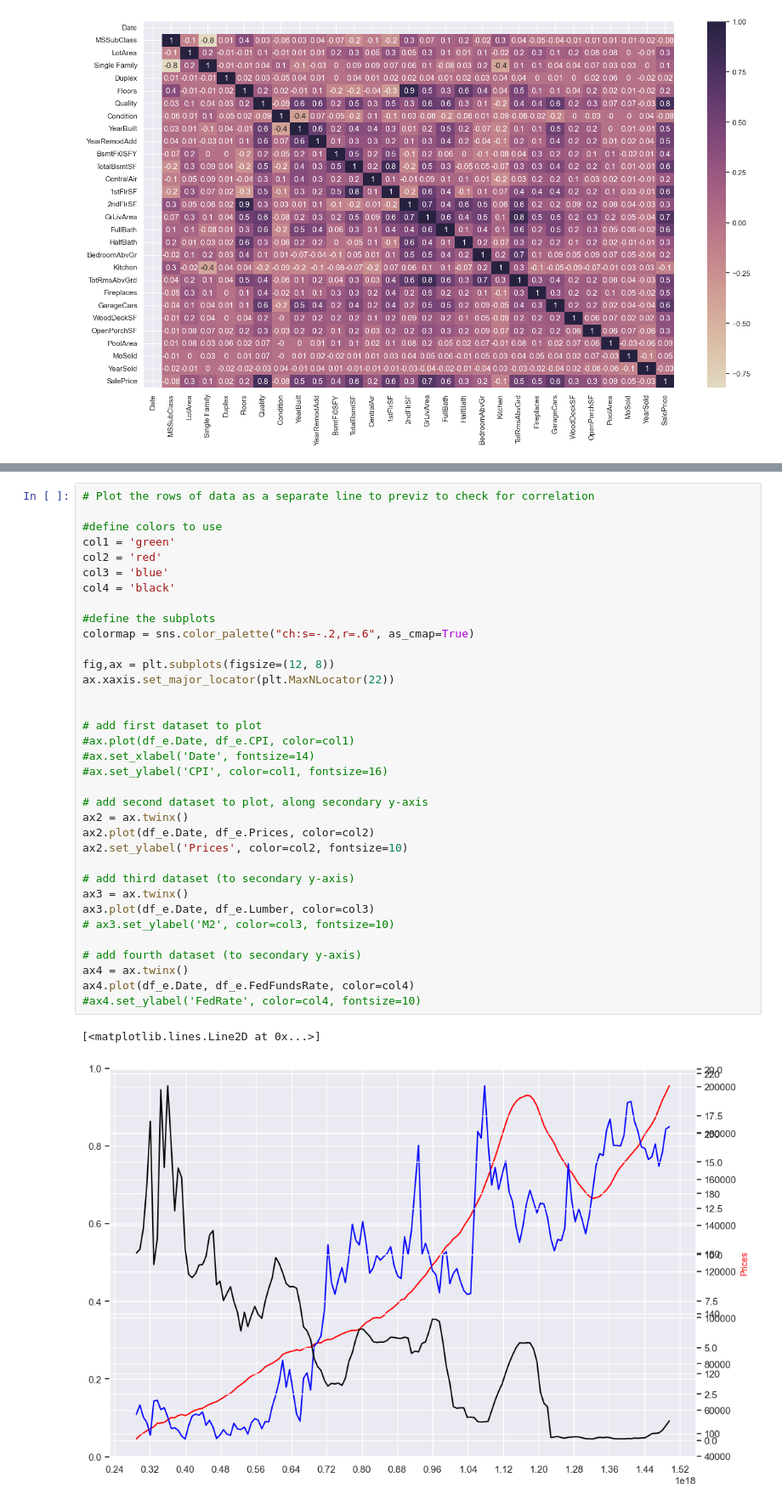
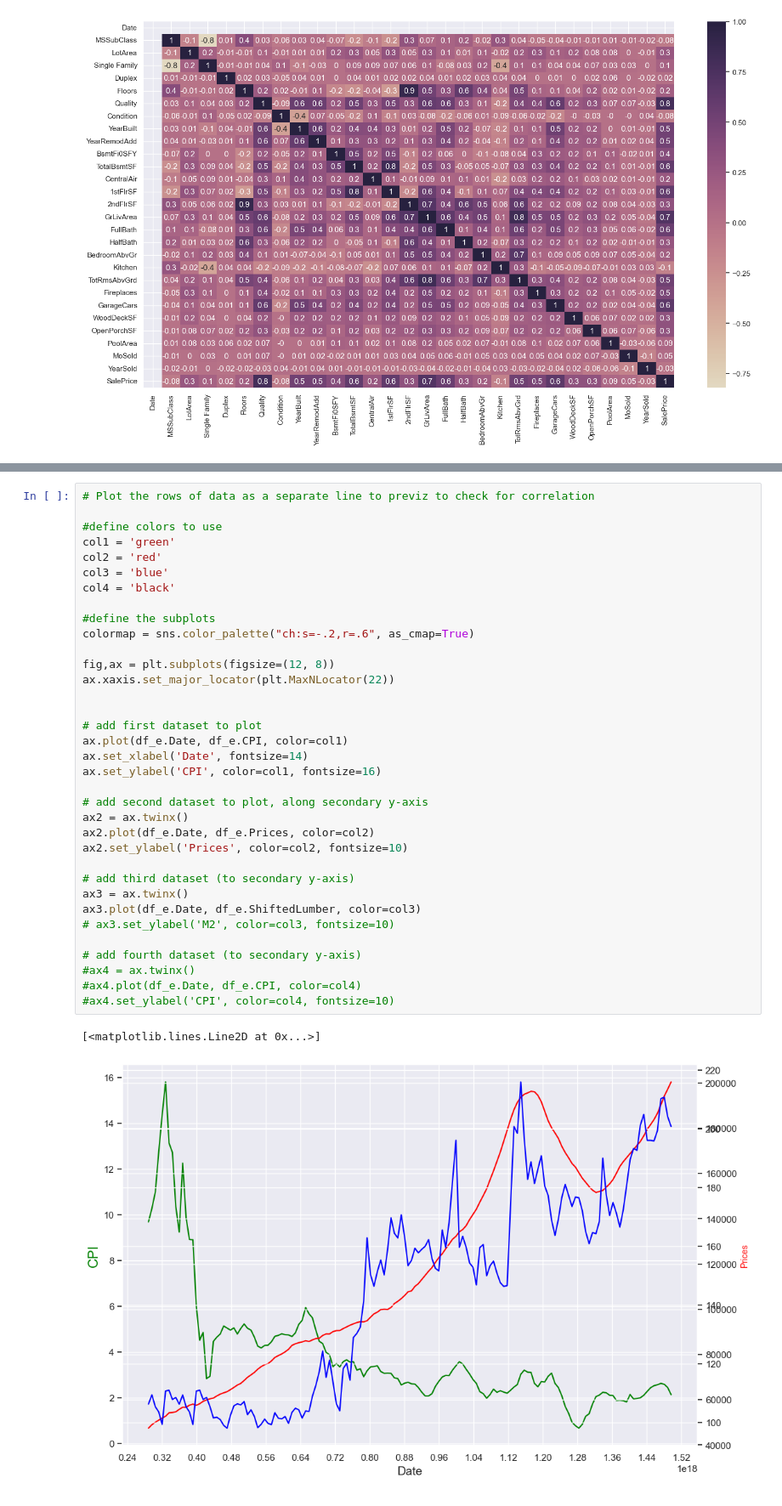
Before and after one commit to sullysbrain/wgu-c964-capstone, a Jupyter notebook: c951-task3.ipynb, the cells around one changed output, grey strips where cells are left out. Shown: that part at 85% size. Drawn from its saved outputs; the diff is of its cells as text.

```diff
--- a/c951-task3.ipynb
+++ b/c951-task3.ipynb
@@ -81,38 +92,38 @@ plt.show()
 # %%
 # Plot the rows of data as a separate line to previz to check for correlation
 
 #define colors to use
 col1 = 'green'
 col2 = 'red'
 col3 = 'blue'
 col4 = 'black'
 
 #define the subplots
 colormap = sns.color_palette("ch:s=-.2,r=.6", as_cmap=True)
 
 fig,ax = plt.subplots(figsize=(12, 8))
 ax.xaxis.set_major_locator(plt.MaxNLocator(22))
 
 
 # add first dataset to plot
-#ax.plot(df_e.Date, df_e.CPI, color=col1)
-#ax.set_xlabel('Date', fontsize=14)
-#ax.set_ylabel('CPI', color=col1, fontsize=16)
+ax.plot(df_e.Date, df_e.CPI, color=col1)
+ax.set_xlabel('Date', fontsize=14)
+ax.set_ylabel('CPI', color=col1, fontsize=16)
 
 # add second dataset to plot, along secondary y-axis
 ax2 = ax.twinx()
 ax2.plot(df_e.Date, df_e.Prices, color=col2)
 ax2.set_ylabel('Prices', color=col2, fontsize=10)
 
 # add third dataset (to secondary y-axis)
 ax3 = ax.twinx()
-ax3.plot(df_e.Date, df_e.Lumber, color=col3)
+ax3.plot(df_e.Date, df_e.ShiftedLumber, color=col3)
 # ax3.set_ylabel('M2', color=col3, fontsize=10)
 
 # add fourth dataset (to secondary y-axis)
-ax4 = ax.twinx()
-ax4.plot(df_e.Date, df_e.FedFundsRate, color=col4)
-#ax4.set_ylabel('FedRate', color=col4, fontsize=10)
+#ax4 = ax.twinx()
+#ax4.plot(df_e.Date, df_e.CPI, color=col4)
+#ax4.set_ylabel('CPI', color=col4, fontsize=10)
 # %% [output]
 [<matplotlib.lines.Line2D at 0x...>]
-[figure, old version]
+[figure, new version]
```
Also changed, not shown: parts of 9 cells of this notebook, 1 other file.
